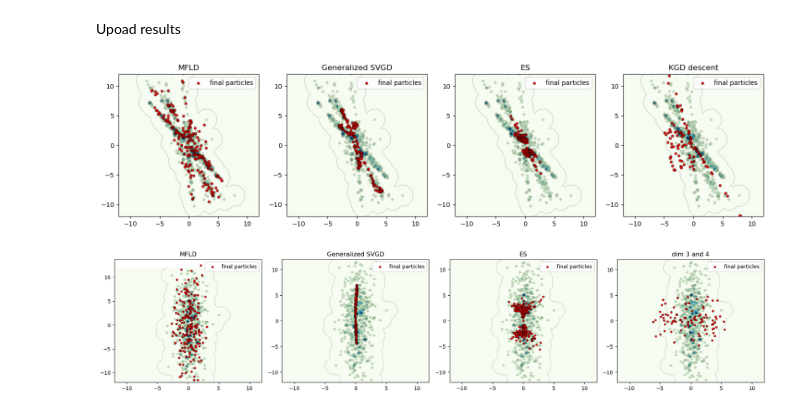
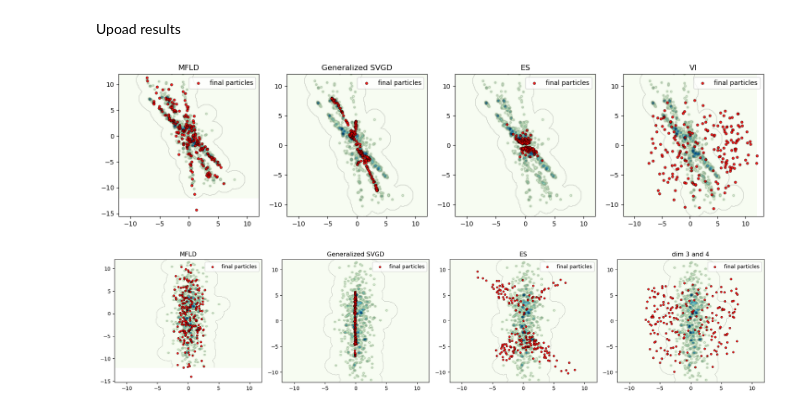
Before and after one commit to congyewang/kgd-code, a Jupyter notebook: figure-2.ipynb, the cells around one changed output. Cells and saved outputs as stored; diff of their text form; code cells hidden in the pictures.

```diff
--- a/figure-2.ipynb
+++ b/figure-2.ipynb
@@ -353,7 +353,7 @@ Z,Y = generate_data(key_data,s, N, noise_std=0.1) # put more noise
 # %%
 kernel_name = "IMQ"
 c = jnp.array(1.0)
-b = 3.0
+b = 0.5
 def k(x,y):
     return (c**2 + (x-y).dot(x-y))**(-b)
     #return jnp.dot(x,y)
@@ -441,7 +441,7 @@ results_NN["MFLD"]["X_fin"] = X_fin
 # %% [markdown]
 # Generalized SVGD
 # %%
-sigma_m = 1.0
+sigma_m = 0.7
 m = lambda x,y : ker.k_gauss(x, y, sigma=sigma_m)
 dm = lambda x,y : ker.dk_gauss(x, y, sigma=sigma_m)
 
@@ -480,7 +480,7 @@ key = random.PRNGKey(0)
 param_0 = model.init(key, jnp.ones((s,)))#init_params(key, s, hidden_dim)
 x0 = ravel_pytree(param_0)[0]
 
-X_fin = ES.run_particles(x0,T)
+X_fin = ES.run_particles(x0,T,l = -10, u = 10, n0 = 20)
 results_NN["ES"]["X_fin"] = X_fin
 # %% [output]
 Iteration: 10
@@ -536,0 +509,14 @@ For the moment this experiment is replaced by the KGD descent on the particles.
+# %%
+
+learning_rate = 1e-3
+VI = VariationalInference(q_0, L, k, d,[20,20],"elu", learning_rate)
+n = 200
+T = 1000
+
+key = random.PRNGKey(1)
+Theta,Loss,positions = VI.run(T,key,1000)
+theta_fin = Theta[-1]
+
+W_fin = random.uniform(random.PRNGKey(2), shape=(n, 4),minval = -7.0,maxval=7.0)#random.normal(random.PRNGKey(2), (n, d))
+X_fin = vmap(lambda w : VI.model_T(w))(W_fin)
+results_NN["VI"]["X_fin"] = X_fin
@@ -589,38 +575,36 @@ for ind, expe in enumerate(list(results_NN.keys())[1:]):
 
     # Lignes de contour par-dessus
     axes[ind].contour(
         X, Y, Z,
         levels=10,
         colors='black',
         linewidths=0.8,
         alpha=0.2
     )
 
     # Points très contrastés
     axes[ind].scatter(
         results_NN_loaded[expe]["X_fin"][:, 0],
         results_NN_loaded[expe]["X_fin"][:, 1],
         label="final particles",
         c='red',
         edgecolor='black',
         linewidth=0.5,
         s=15,
         alpha=0.9
     )
 
     # axes[ind].set_xlim(-5, 5)
     # axes[ind].set_ylim(-5, 5)
-    if expe == "VI":
-        axes[ind].set_title("KGD descent")
-    else:
-        axes[ind].set_title(expe)
+
+    axes[ind].set_title(expe)
     axes[ind].legend()
 
 # plt.tight_layout()
 # plt.show()
 # plt.title("dim 1 and 2")
 # %% [output]
-[figure, old version]
+[figure, new version]
 # %%
 def kde_mfld_dim34(x):
     X = results_NN["MFLD REF"]["X_fin"][:,2:]
@@ -689,4 +673,4 @@ plt.title("dim 3 and 4")
 plt.tight_layout()
 plt.show()
 # %% [output]
-[figure, old version]
+[figure, new version]
```
Also changed, not shown: parts of 5 cells of this notebook, 10 other files.
